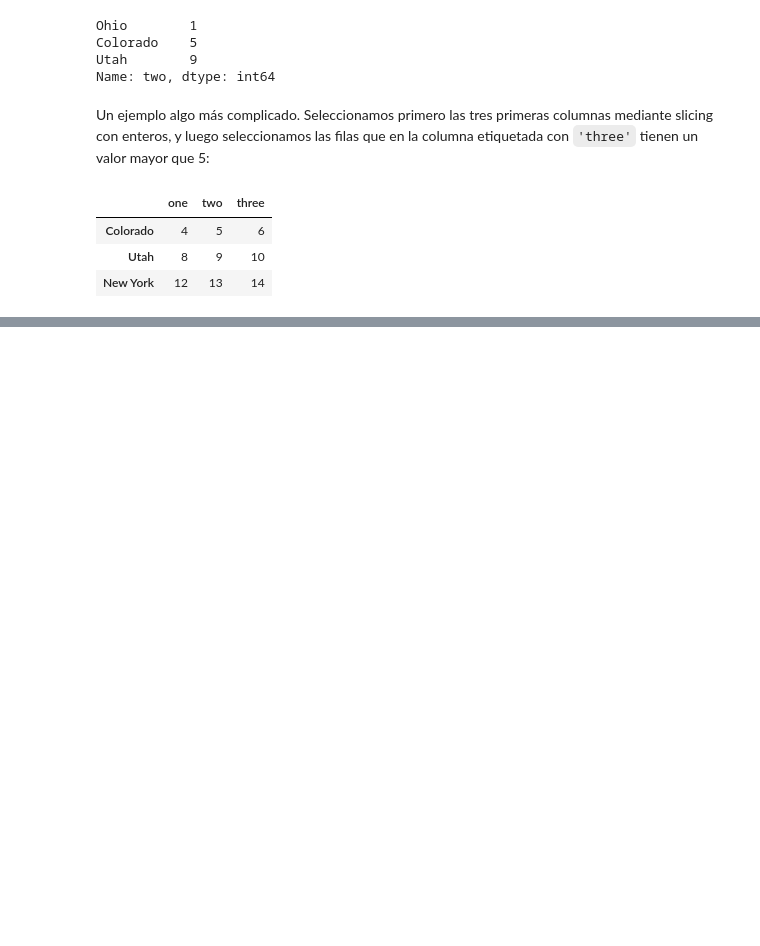
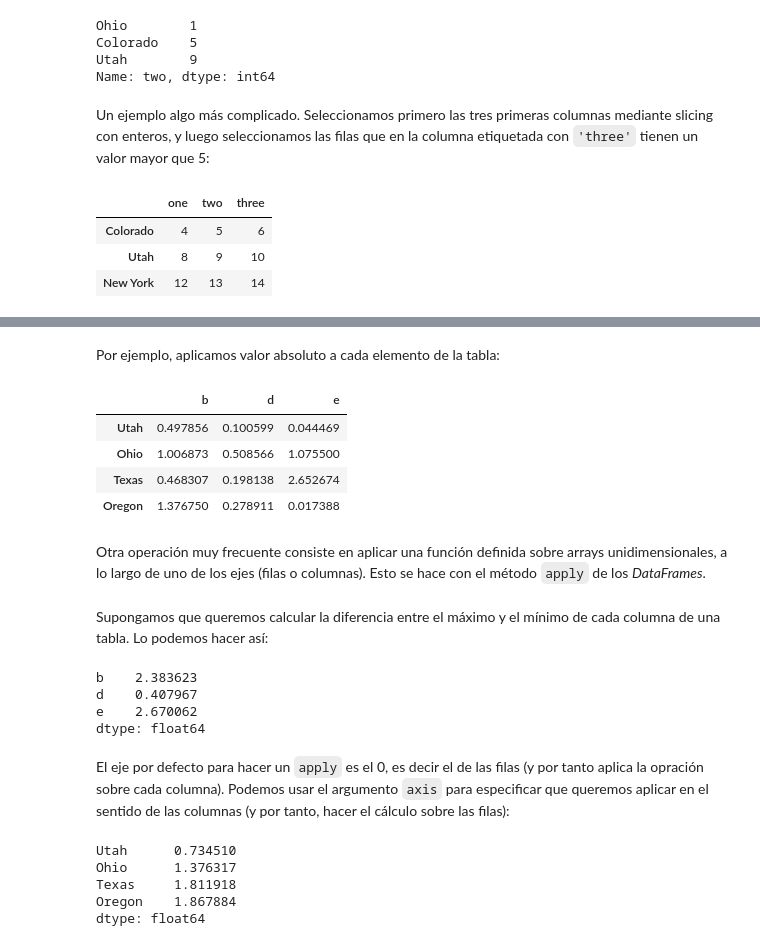
Before and after one commit to magjanvaz/curso-python-us, a Jupyter notebook: notebooks/pandas/introduction-pandas.ipynb, the cells around one changed output, grey strips where cells are left out. Cells and saved outputs as stored; diff of their text form; code cells hidden in the pictures; blank space fills up the shorter version.

```diff
--- a/notebooks/pandas/introduction-pandas.ipynb
+++ b/notebooks/pandas/introduction-pandas.ipynb
@@ -1108,0 +863,32 @@ array([[2000, 'Ohio', 1.5, nan],
+# %% [markdown]
+Por ejemplo, aplicamos valor absoluto a cada elemento de la tabla:
+# %%
+np.abs(frame)
+# %% [output]
+|  | b | d | e |
+| Utah | 0.497856 | 0.100599 | 0.044469 |
+| Ohio | 1.006873 | 0.508566 | 1.075500 |
+| Texas | 0.468307 | 0.198138 | 2.652674 |
+| Oregon | 1.376750 | 0.278911 | 0.017388 |
+# %% [markdown]
+Otra operación muy frecuente consiste en aplicar una función definida sobre arrays unidimensionales, a lo largo de uno de los ejes (filas o columnas). Esto se hace con el método `apply` de los *DataFrames*.
+# %% [markdown]
+Supongamos que queremos calcular la diferencia entre el máximo y el mínimo de cada columna de una tabla. Lo podemos hacer así:
+# %%
+f = lambda x: x.max() - x.min()
+frame.apply(f)
+# %% [output]
+b    2.383623
+d    0.407967
+e    2.670062
+dtype: float64
+# %% [markdown]
+El eje por defecto para hacer un `apply` es el 0, es decir el de las filas (y por tanto aplica la opración sobre cada columna). Podemos usar el argumento `axis` para especificar que queremos aplicar en el sentido de las columnas (y por tanto, hacer el cálculo sobre las filas):
+# %%
+frame.apply(f, axis='columns')
+# %% [output]
+Utah      0.734510
+Ohio      1.376317
+Texas     1.811918
+Oregon    1.867884
+dtype: float64
```
Also changed, not shown: parts of 287 cells of this notebook.
